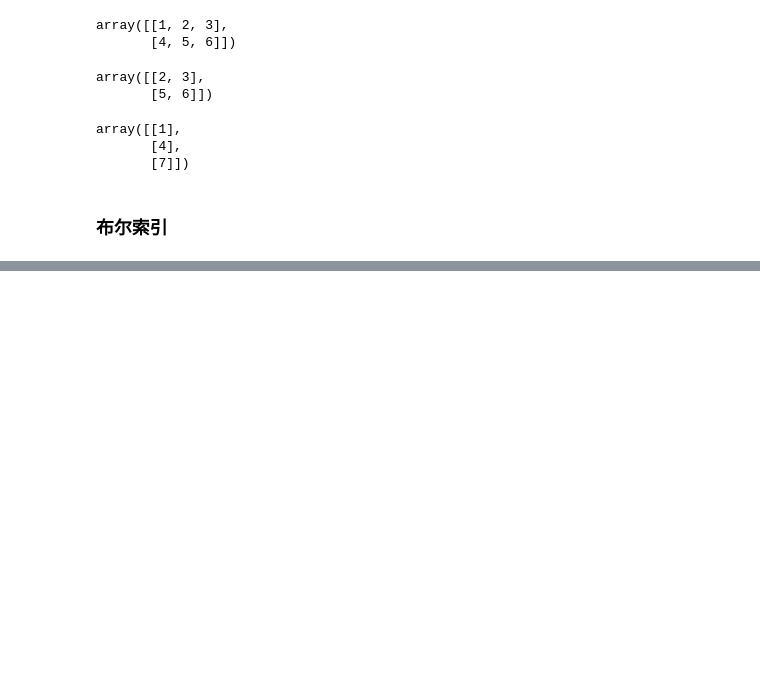
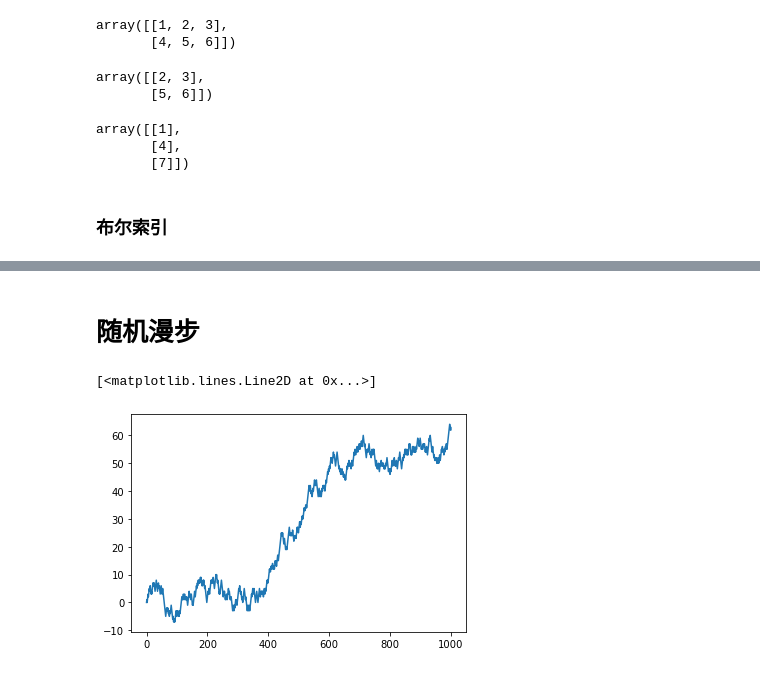
Before and after one commit to xiaojie25/Python-of-Data-Analysis, a Jupyter notebook: NunPy基础：数组与向量化计算/NumPy基础：数据与向量化计算.ipynb, the cells around one changed output, grey strips where cells are left out. Saved outputs shown, nothing was run; the diff lists cells and outputs as text; code cells hidden in the pictures; blank space fills up the shorter version.

```diff
--- a/NunPy基础：数组与向量化计算/NumPy基础：数据与向量化计算.ipynb
+++ b/NunPy基础：数组与向量化计算/NumPy基础：数据与向量化计算.ipynb
@@ -291,0 +359,5 @@ array([[1],
+# %%
+arr = np.empty((8, 4))
+# %%
+for i in range(8):
+    arr[i] = i
@@ -291,0 +720,16 @@ array([[1],
+# %% [markdown]
+# 随机漫步
+# %%
+import random
+position = 0
+walk = [position]
+steps = 1000
+for i in range(steps):
+    step = 1 if random.randint(0, 1) else -1
+    position += step
+    walk.append(position)
+# %%
+plt.plot(walk[:])
+# %% [output]
+[<matplotlib.lines.Line2D at 0x...>]
+[figure, added]
```
Also changed, not shown: parts of 101 cells of this notebook.
